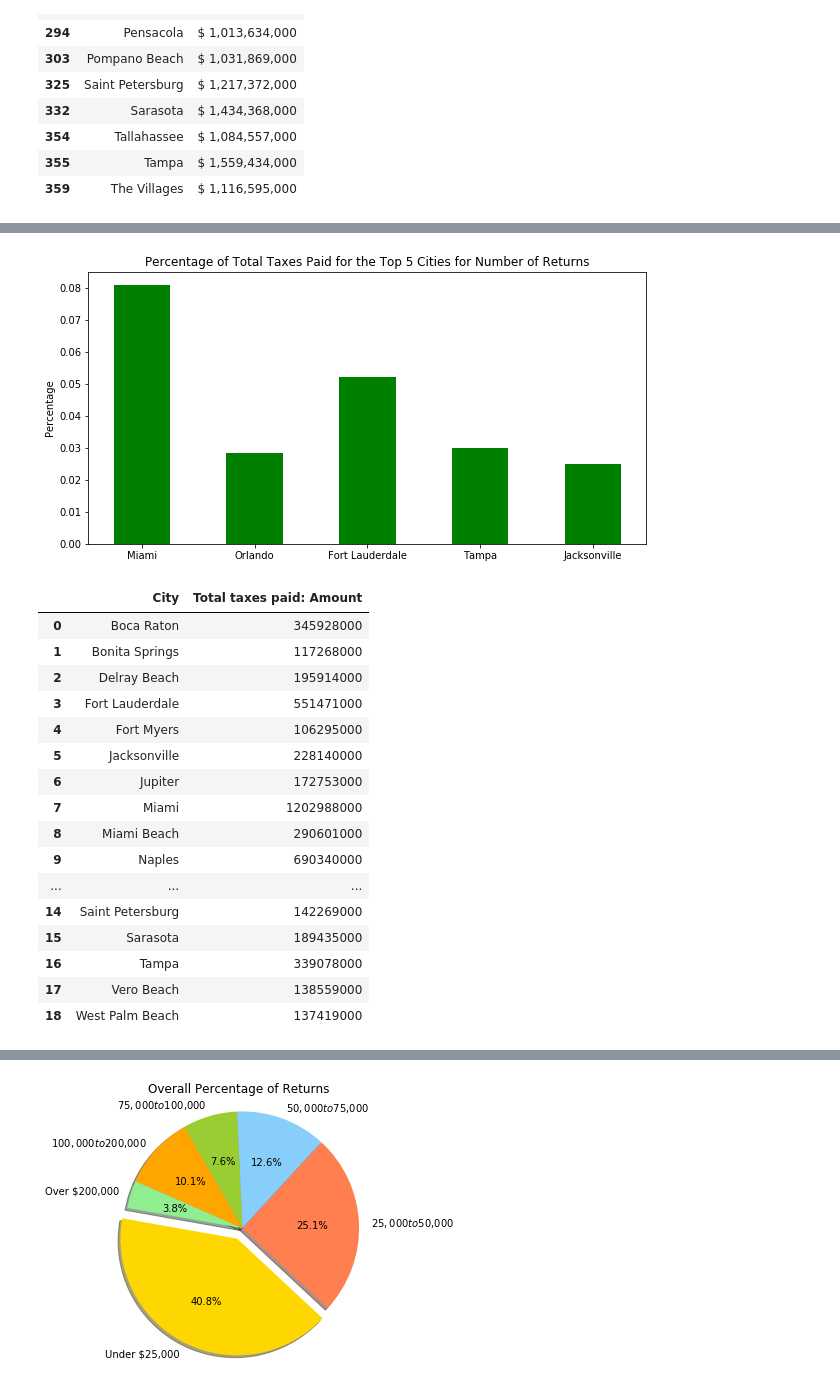
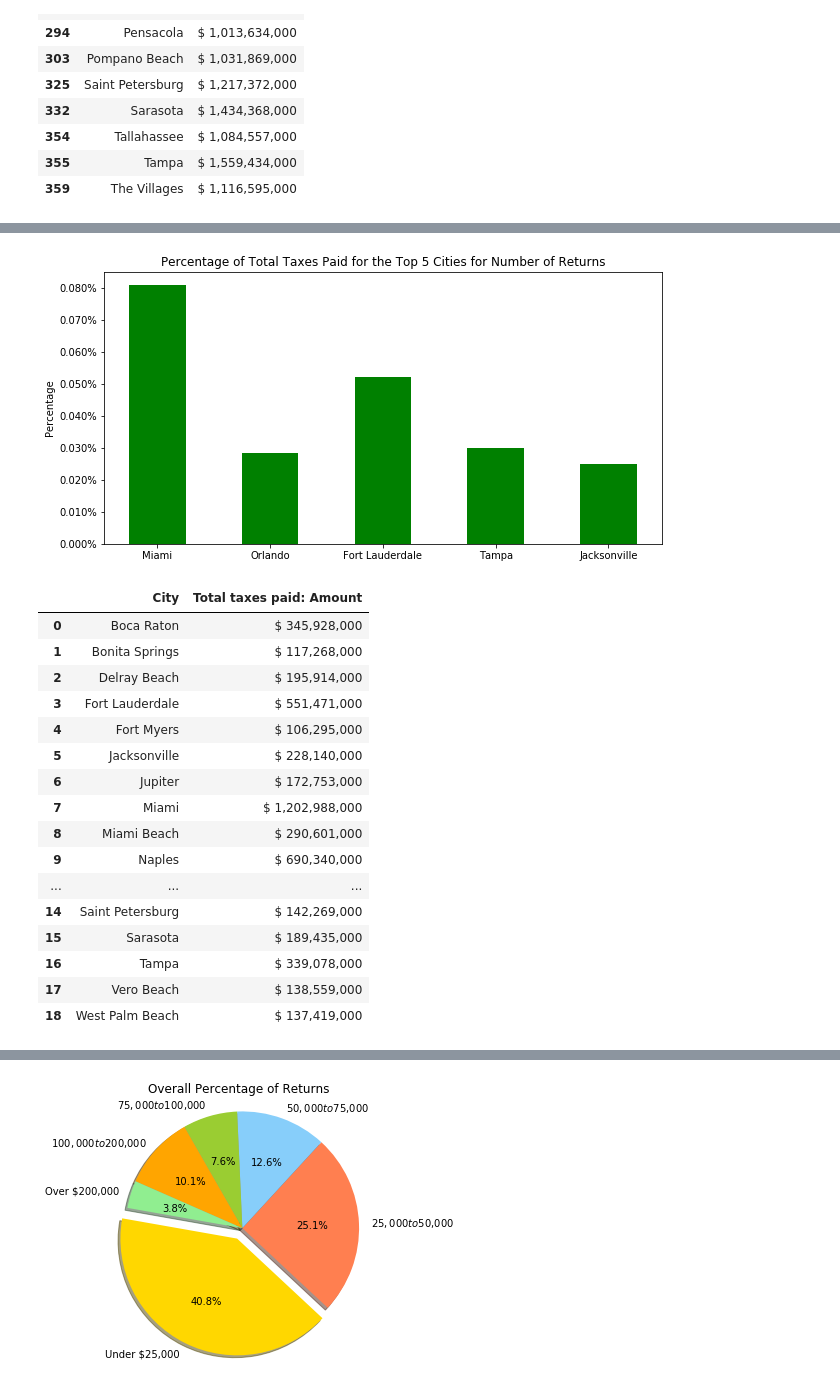
Before and after one commit to Sbrown146/Project1, a Jupyter notebook: Project Data Final Code.ipynb, the cells around one changed output, grey strips where cells are left out. Drawn from its saved outputs; the diff is of its cells as text; code cells hidden in the pictures.

```diff
--- a/Project Data Final Code.ipynb
+++ b/Project Data Final Code.ipynb
@@ -550,6 +587,19 @@ See the caveats in the documentation: http://pandas.pydata.org/pandas-docs/stabl
 # %%
 # Question 8.
 # Compare top 5 city data against the entire state.
+
+Florida_tax_amount=Florida_cities.groupby(["Size of adjusted gross income"], sort=False).sum().reset_index()
+Florida_tax_amount=Florida_tax_amount[[ \
+            "Number of returns", "Taxable income: Amount", "Total taxes paid: Amount"]]
+Florida_tax_amount.insert(0, "Size of adjusted gross income", \
+("Under $25,000", "$25,000 to $50,000", "$50,000 to $75,000", \
+"$75,000 to $100,000", "$100,000 to $200,000", "Over $200,000"))
+
+Florida_tax_total=Florida_tax_amount.sum()
+Florida_tax_total["Size of adjusted gross income"]="Total"
+Florida_tax_total=Florida_tax_total[["Size of adjusted gross income", \
+          "Number of returns", "Taxable income: Amount", "Total taxes paid: Amount"]]
+Florida_tax_amount=Florida_tax_amount.append(Florida_tax_total, ignore_index=True)
 
 City_tax_test=Florida_cities.groupby(["City"]).sum().reset_index()
 Miami_index=City_tax_test[City_tax_test["City"]=="Miami"].index[0]
@@ -588,6 +638,25 @@ Top_five_tax["Total taxes paid: Percentage amount"]= \
     Top_five_tax["Total taxes paid: Amount"]/Florida_tax_total1["Total taxes paid: Amount"]
 
 
-Top_five_tax
+Top_five_tax_display=Top_five_tax
+
+Top_five_tax_display["Taxable income: Amount"]= \
+Top_five_tax_display["Taxable income: Amount"]*1000
+
+
+Top_five_tax_display["Taxable income: Amount"]=  \
+    Top_five_tax_display["Taxable income: Amount"].astype(float).map("${:20,.0f}".format
+    )
+
+Top_five_tax_display["Total taxes paid: Amount"]= \
+Top_five_tax_display["Total taxes paid: Amount"]*1000
+
+
+Top_five_tax_display["Total taxes paid: Amount"]=  \
+    Top_five_tax_display["Total taxes paid: Amount"].astype(float).map("${:20,.0f}".format
+    )
+
+
+Top_five_tax_display
 # %% [output]
 |  | City | Number of returns | Taxable income: Amount | Total taxes paid: Amount | Percentage of total returns | ... |
@@ -599,16 +668,18 @@ Top_five_tax
 # %%
 # Question 8 Graph
 
 plt.figure(figsize=(10,5))
 Top_five_tax_plot=plt.bar( \
 Top_five_tax["City"], Top_five_tax["Total taxes paid: Percentage amount"], color="green", width=0.5)
 
+plt.gca().set_yticklabels(['{:.3f}%'.format(x) for x in plt.gca().get_yticks()])
+
 plt.title("Percentage of Total Taxes Paid for the Top 5 Cities for Number of Returns")
 plt.ylabel("Percentage")
 plt.savefig("Top 5 Tax Percentages")
 plt.show()
 # %% [output]
-[figure, old version]
+[figure, new version]
 # %%
 # Question 9
 # Cities that paid $100+ million in taxes. 18 cities total.
@@ -616,26 +687,34 @@ plt.show()
 High_tax_paid=Florida_cities.loc[Florida_cities["Total taxes paid: Amount"]>100000,:]
 High_tax_paid=High_tax_paid.groupby(["City"]).sum().reset_index()
 High_tax_paid=High_tax_paid[["City", "Total taxes paid: Amount"]]
+
 High_tax_paid["Total taxes paid: Amount"]=High_tax_paid["Total taxes paid: Amount"]*1000
-High_tax_paid
+
+High_tax_paid_display=High_tax_paid
+High_tax_paid_display["Total taxes paid: Amount"]=  \
+    High_tax_paid_display["Total taxes paid: Amount"].astype(float).map("${:20,.0f}".format
+    )
+
+
+High_tax_paid_display
 # %% [output]
 |  | City | Total taxes paid: Amount |
-| 0 | Boca Raton | 345928000 |
-| 1 | Bonita Springs | 117268000 |
-| 2 | Delray Beach | 195914000 |
-| 3 | Fort Lauderdale | 551471000 |
-| 4 | Fort Myers | 106295000 |
-| 5 | Jacksonville | 228140000 |
-| 6 | Jupiter | 172753000 |
-| 7 | Miami | 1202988000 |
-| 8 | Miami Beach | 290601000 |
-| 9 | Naples | 690340000 |
+| 0 | Boca Raton | $ 345,928,000 |
+| 1 | Bonita Springs | $ 117,268,000 |
+| 2 | Delray Beach | $ 195,914,000 |
+| 3 | Fort Lauderdale | $ 551,471,000 |
+| 4 | Fort Myers | $ 106,295,000 |
+| 5 | Jacksonville | $ 228,140,000 |
+| 6 | Jupiter | $ 172,753,000 |
+| 7 | Miami | $ 1,202,988,000 |
+| 8 | Miami Beach | $ 290,601,000 |
+| 9 | Naples | $ 690,340,000 |
 | ... | ... | ... |
-| 14 | Saint Petersburg | 142269000 |
-| 15 | Sarasota | 189435000 |
-| 16 | Tampa | 339078000 |
-| 17 | Vero Beach | 138559000 |
-| 18 | West Palm Beach | 137419000 |
+| 14 | Saint Petersburg | $ 142,269,000 |
+| 15 | Sarasota | $ 189,435,000 |
+| 16 | Tampa | $ 339,078,000 |
+| 17 | Vero Beach | $ 138,559,000 |
+| 18 | West Palm Beach | $ 137,419,000 |
 # %%
 # Question 9 graph
 
```
Also changed, not shown: parts of 15 cells of this notebook.
